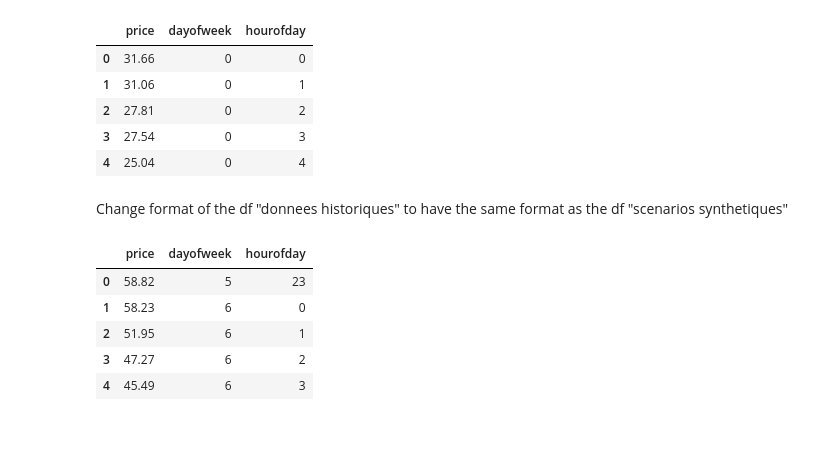
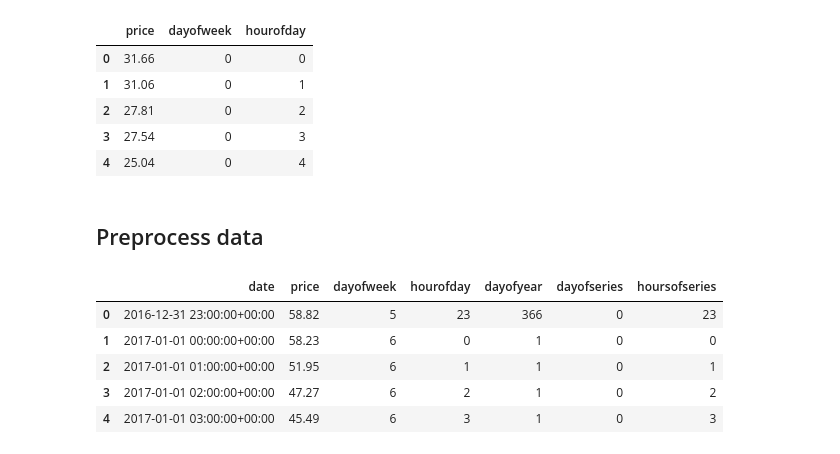
Before and after one commit to RobinMeneust/air_liquide_ai_challenge, a Jupyter notebook: notebooks/xgboost.ipynb, the cells around one changed output. Saved outputs shown, nothing was run; the diff lists cells and outputs as text; code cells hidden in the pictures.

```diff
--- a/notebooks/xgboost.ipynb
+++ b/notebooks/xgboost.ipynb
@@ -31,17 +43,25 @@ df_price_generated_00257.head()
 | 3 | 27.54 | 0 | 3 |
 | 4 | 25.04 | 0 | 4 |
 # %% [markdown]
-Change format of the df "donnees historiques" to have the same format as the df "scenarios synthetiques"
+## Preprocess data
 # %%
-df_price['dayofweek'] = df_price['date'].dt.dayofweek
-df_price['hourofday'] = df_price['date'].dt.hour
-df_price = df_price.drop(columns=["date"])
+def preprocess_true_data(df):
+    # df['date'] = pd.to_datetime(df['date'])
+    new_df = df.copy()
+    new_df['dayofweek'] = new_df['date'].dt.dayofweek
+    new_df['hourofday'] = new_df['date'].dt.hour
+    new_df['dayofyear'] = new_df['date'].dt.dayofyear
+    new_df["dayofseries"] = (new_df["date"] - new_df["date"].min()).dt.days
+    new_df["hoursofseries"] = new_df["dayofseries"]*24 + new_df["hourofday"]
+
+    return new_df
 # %%
-df_price.head()
+df_price_preprocessed = preprocess_true_data(df_price)
+df_price_preprocessed.head()
 # %% [output]
-|  | price | dayofweek | hourofday |
-| 0 | 58.82 | 5 | 23 |
-| 1 | 58.23 | 6 | 0 |
-| 2 | 51.95 | 6 | 1 |
-| 3 | 47.27 | 6 | 2 |
-| 4 | 45.49 | 6 | 3 |
+|  | date | price | dayofweek | hourofday | dayofyear | dayofseries | hoursofseries |
+| 0 | 2016-12-31 23:00:00+00:00 | 58.82 | 5 | 23 | 366 | 0 | 23 |
+| 1 | 2017-01-01 00:00:00+00:00 | 58.23 | 6 | 0 | 1 | 0 | 0 |
+| 2 | 2017-01-01 01:00:00+00:00 | 51.95 | 6 | 1 | 1 | 0 | 1 |
+| 3 | 2017-01-01 02:00:00+00:00 | 47.27 | 6 | 2 | 1 | 0 | 2 |
+| 4 | 2017-01-01 03:00:00+00:00 | 45.49 | 6 | 3 | 1 | 0 | 3 |
```
Also changed, not shown: parts of 44 cells of this notebook, 3 other files.
